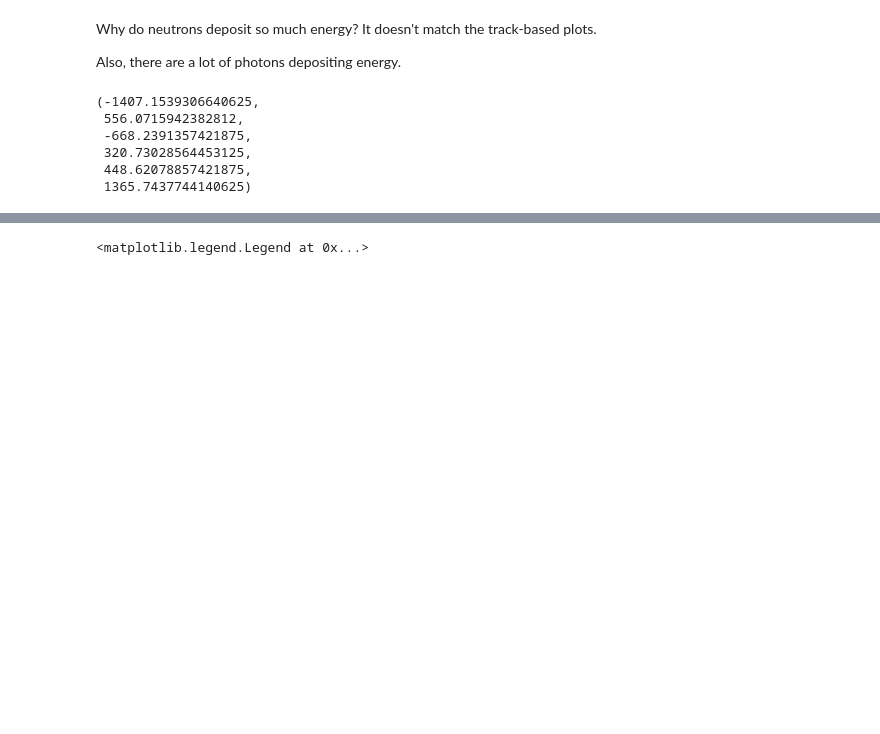
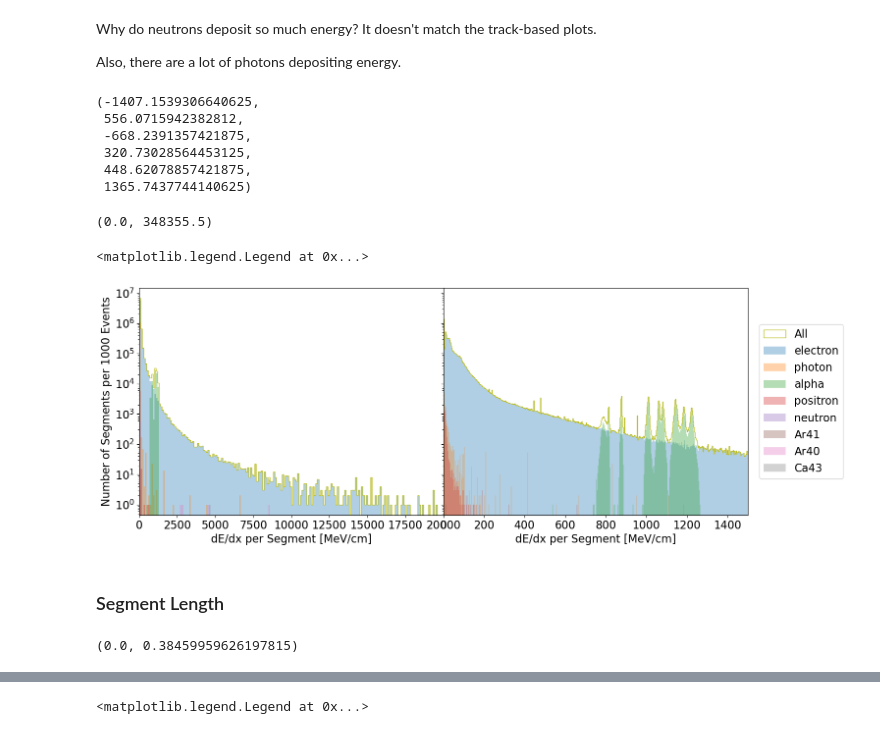
Before and after one commit to yuntsebaryon/GAMPix4SNe, a Jupyter notebook: Validation/g4/checkSegment.ipynb, the cells around one changed output, grey strips where cells are left out. Drawn from its saved outputs; the diff is of its cells as text; code cells hidden in the pictures; blank space fills up the shorter version.

```diff
--- a/Validation/g4/checkSegment.ipynb
+++ b/Validation/g4/checkSegment.ipynb
@@ -165,3 +167,36 @@ dS.x_start.min(), dS.x_start.max(), dS.y_start.min(), dS.y_start.max(), dS.z_sta
  320.73028564453125,
  448.62078857421875,
  1365.7437744140625)
+# %%
+dS.dEdx.min(), dS.dEdx.max()
+# %% [output]
+(0.0, 348355.5)
+# %%
+# dE/dx per segment
+fig, ax = plt.subplots(1, 2, figsize = (16, 6), sharey = True)
+fig.subplots_adjust(wspace = 0)  # remove gaps between panels
+
+dEdxBins = [ np.linspace(0., 20000., 201), np.linspace(0., 1500., 501) ]
+fonts = 16
+
+for i in range(2):
+    ax[i].hist(dS.dEdx, bins = dEdxBins[i], histtype = 'step', label = 'All', color = colorAll)
+    for ip in pdgDF.itertuples( index = False ):
+        mask = dS["pdg_id"].eq(ip.pdgCode)
+        dEdx = dS.loc[mask, 'dEdx']
+        ax[i].hist(dEdx, bins = dEdxBins[i], histtype = 'stepfilled', alpha = 0.35,
+                color = ip.color, label = ip.name)
+
+        ax[i].set_xlabel('dE/dx per Segment [MeV/cm]', fontsize = fonts)
+        ax[i].tick_params(axis = "both", labelsize = fonts)
+        ax[i].set_yscale('log')
+
+ax[0].set_ylabel('Number of Segments per 1000 Events', fontsize = fonts)
+ax[0].set_xlim([0, 20000])
+ax[1].set_xlim([0, 1500])
+ax[1].legend(loc = "center left", bbox_to_anchor = (1.02, 0.5), fontsize = fonts)
+# %% [output]
+<matplotlib.legend.Legend at 0x...>
+[figure, added]
+# %% [markdown]
+### Segment Length
@@ -167,0 +205,4 @@ dS.x_start.min(), dS.x_start.max(), dS.y_start.min(), dS.y_start.max(), dS.z_sta
+# %%
+dS['dx'].min(), dS['dx'].max()
+# %% [output]
+(0.0, 0.38459959626197815)
```
Also changed, not shown: parts of 6 cells of this notebook.
